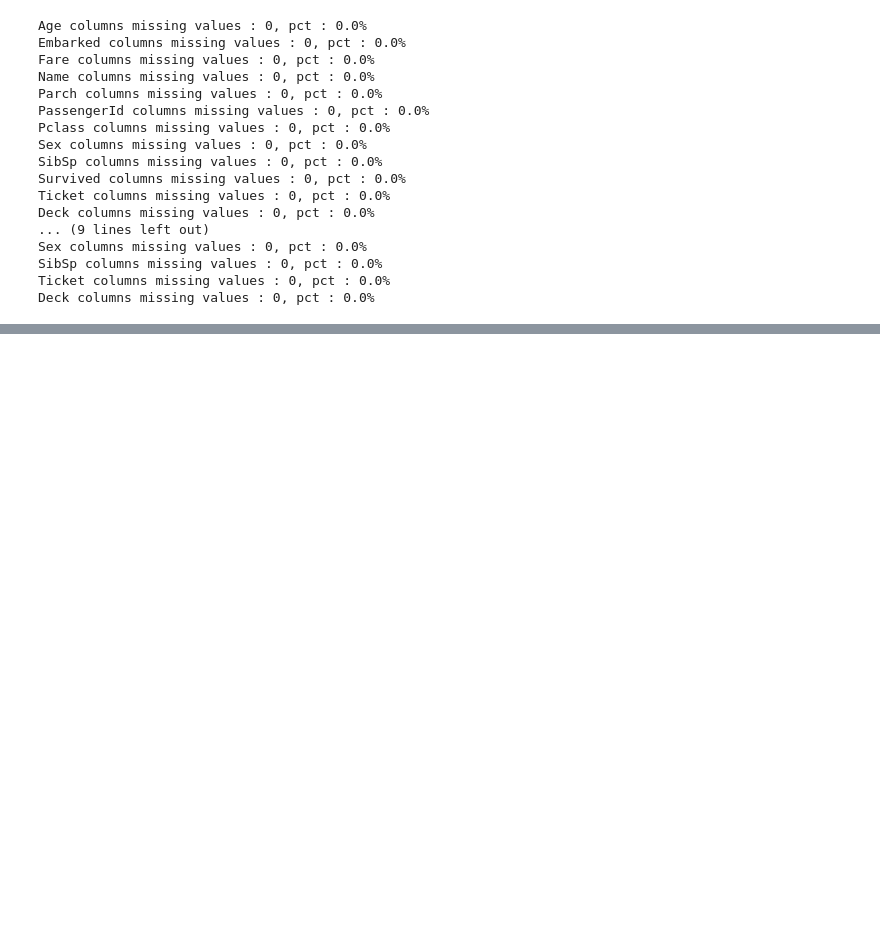
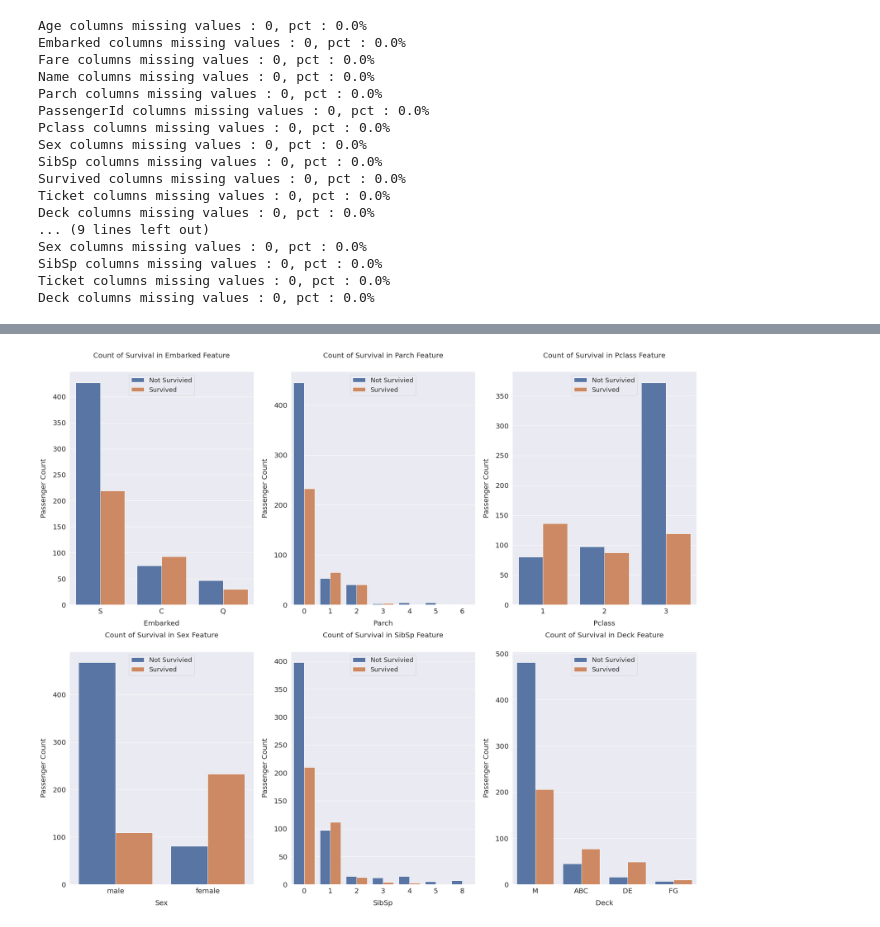
Before and after one commit to HwangHanJae/LearningNote, a Jupyter notebook: titanic_transcription3.ipynb, the cells around one changed output, grey strips where cells are left out. Cells and saved outputs as stored; diff of their text form; code cells hidden in the pictures; blank space fills up the shorter version.

```diff
--- a/titanic_transcription3.ipynb
+++ b/titanic_transcription3.ipynb
@@ -479,0 +619,20 @@ Deck columns missing values : 0, pct : 0.0%
+# %%
+cat_features = ["Embarked", "Parch", "Pclass", "Sex", "SibSp", "Deck"]
+
+f, ax = plt.subplots(2,3, figsize=(18,18))
+plt.subplots_adjust(right=1.5, top=1.25)
+
+
+for i, feature in enumerate(cat_features, 1): #i가 1부터 시작
+  plt.subplot(2,3,i)
+  sns.countplot(x=feature, data=df_train, hue='Survived')
+
+  plt.xlabel('{}'.format(feature), size=20, labelpad=15)
+  plt.ylabel("Passenger Count", size=20, labelpad=15)
+  plt.tick_params('both', labelsize=20)
+
+  plt.legend(["Not Survivied", "Survived"], loc='upper center', prop={"size" : 18})
+  plt.title("Count of Survival in {} Feature".format(feature), size=20,y=1.05)
+plt.show()
+# %% [output]
+[figure, added]
```
Also changed, not shown: parts of 16 cells of this notebook.
